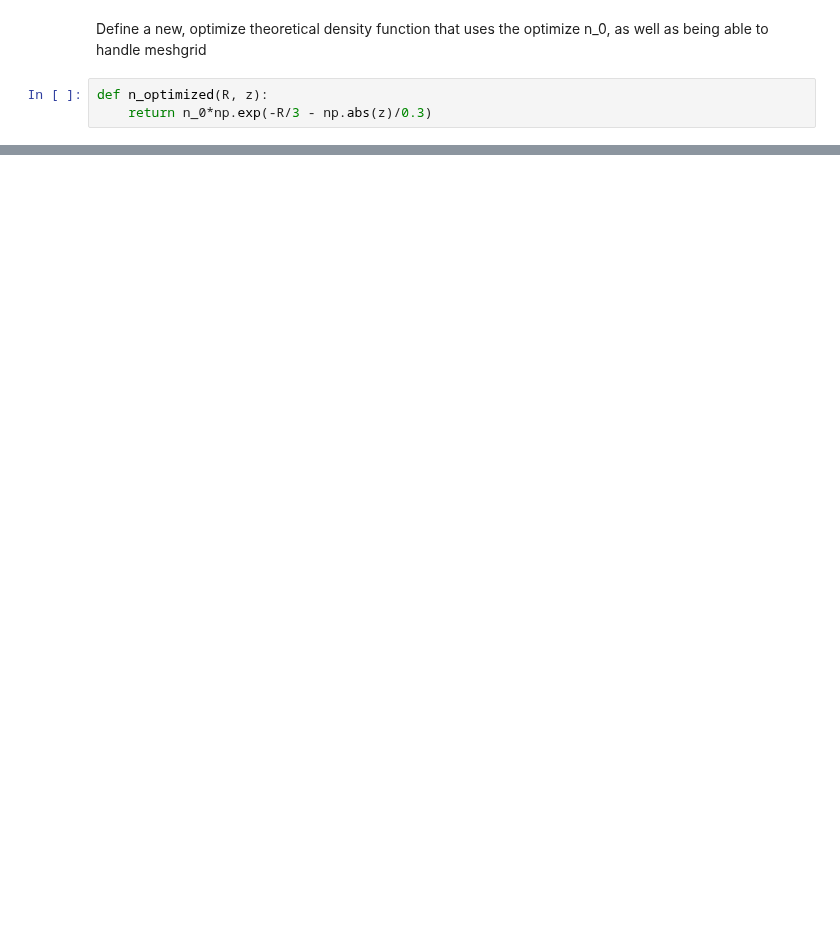
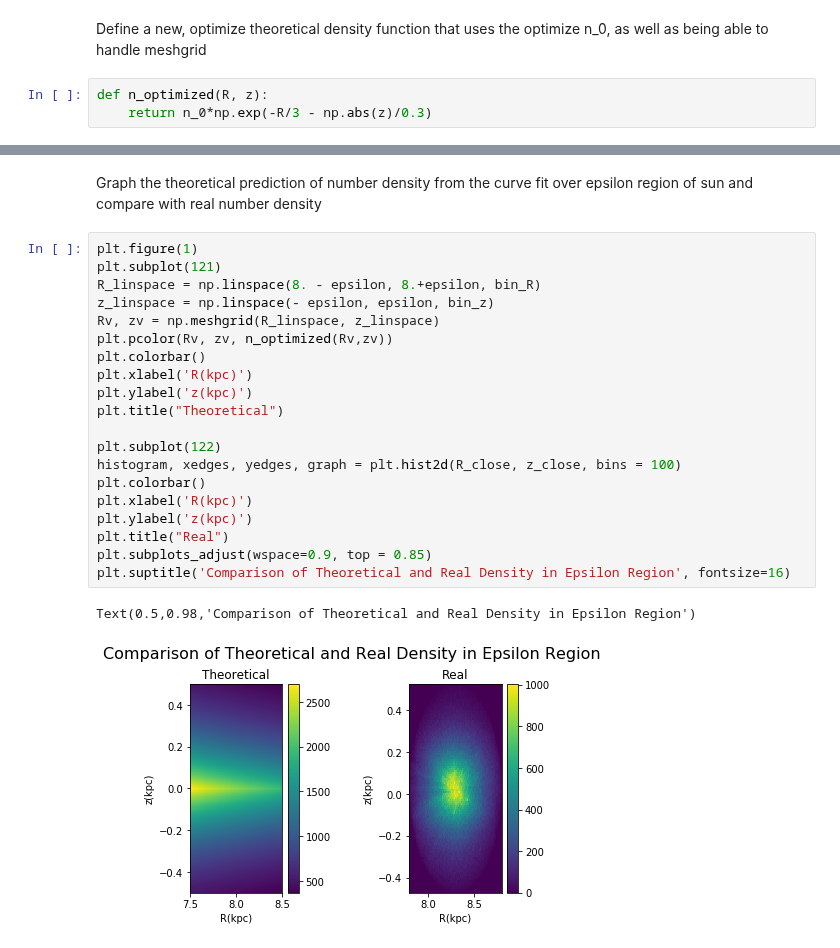
Before and after one commit to mwbub/Gaia-I3, a Jupyter notebook: Code/mock_data/sampling/selection function.ipynb, the cells around one changed output, grey strips where cells are left out. Drawn from its saved outputs; the diff is of its cells as text; blank space fills up the shorter version.

```diff
--- a/Code/mock_data/sampling/selection function.ipynb
+++ b/Code/mock_data/sampling/selection function.ipynb
@@ -96,0 +103,25 @@ plt.colorbar()
+# %% [markdown]
+Graph the theoretical prediction of number density from the curve fit over epsilon region of sun and compare with real number density
+# %%
+plt.figure(1)
+plt.subplot(121)
+R_linspace = np.linspace(8. - epsilon, 8.+epsilon, bin_R)
+z_linspace = np.linspace(- epsilon, epsilon, bin_z)
+Rv, zv = np.meshgrid(R_linspace, z_linspace)
+plt.pcolor(Rv, zv, n_optimized(Rv,zv))
+plt.colorbar()
+plt.xlabel('R(kpc)')
+plt.ylabel('z(kpc)')
+plt.title("Theoretical")
+
+plt.subplot(122)
+histogram, xedges, yedges, graph = plt.hist2d(R_close, z_close, bins = 100)
+plt.colorbar()
+plt.xlabel('R(kpc)')
+plt.ylabel('z(kpc)')
+plt.title("Real")
+plt.subplots_adjust(wspace=0.9, top = 0.85)
+plt.suptitle('Comparison of Theoretical and Real Density in Epsilon Region', fontsize=16)
+# %% [output]
+Text(0.5,0.98,'Comparison of Theoretical and Real Density in Epsilon Region')
+[figure, added]
```
Also changed, not shown: parts of 5 cells of this notebook.
